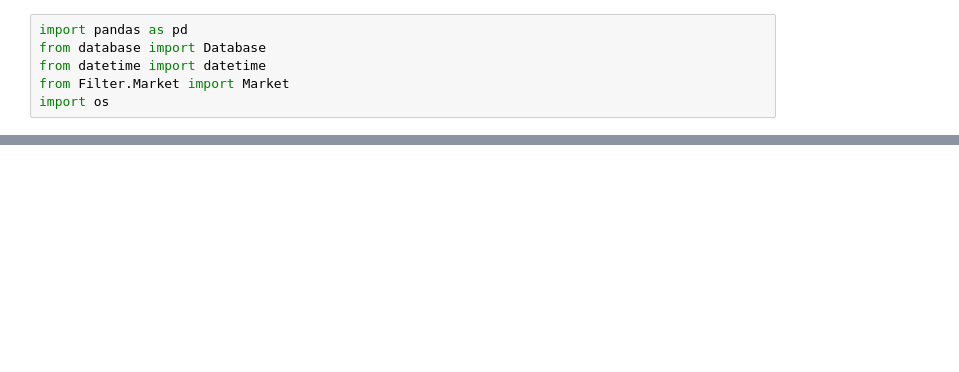
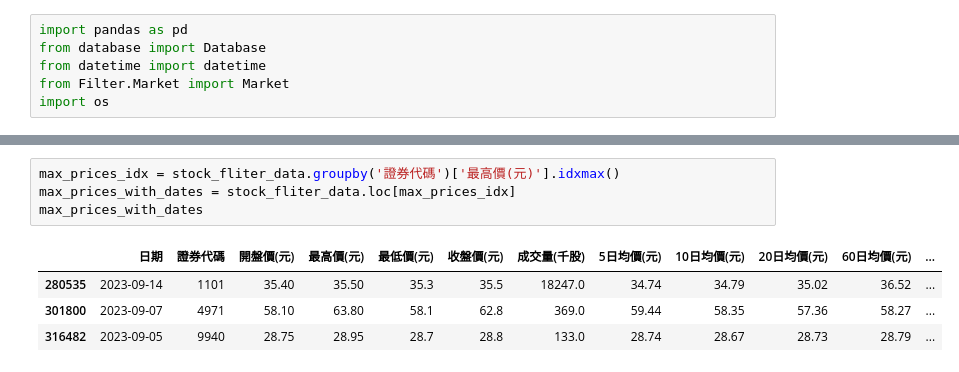
Before and after one commit to cynthiaiii4/Data_Browsing, a Jupyter notebook: test.ipynb, the cells around one changed output, grey strips where cells are left out. Cells and saved outputs as stored; diff of their text form; blank space fills up the shorter version.

```diff
--- a/test.ipynb
+++ b/test.ipynb
@@ -43,0 +70,9 @@ df_from_db
+# %%
+max_prices_idx = stock_fliter_data.groupby('證券代碼')['最高價(元)'].idxmax()
+max_prices_with_dates = stock_fliter_data.loc[max_prices_idx]
+max_prices_with_dates
+# %% [output]
+|  | 日期 | 證券代碼 | 開盤價(元) | 最高價(元) | 最低價(元) | 收盤價(元) | 成交量(千股) | 5日均價(元) | 10日均價(元) | 20日均價(元) | 60日均價(元) | ... |
+| 280535 | 2023-09-14 | 1101 | 35.40 | 35.50 | 35.3 | 35.5 | 18247.0 | 34.74 | 34.79 | 35.02 | 36.52 | ... |
+| 301800 | 2023-09-07 | 4971 | 58.10 | 63.80 | 58.1 | 62.8 | 369.0 | 59.44 | 58.35 | 57.36 | 58.27 | ... |
+| 316482 | 2023-09-05 | 9940 | 28.75 | 28.95 | 28.7 | 28.8 | 133.0 | 28.74 | 28.67 | 28.73 | 28.79 | ... |
```
Also changed, not shown: parts of 23 cells of this notebook, 11 other files.
